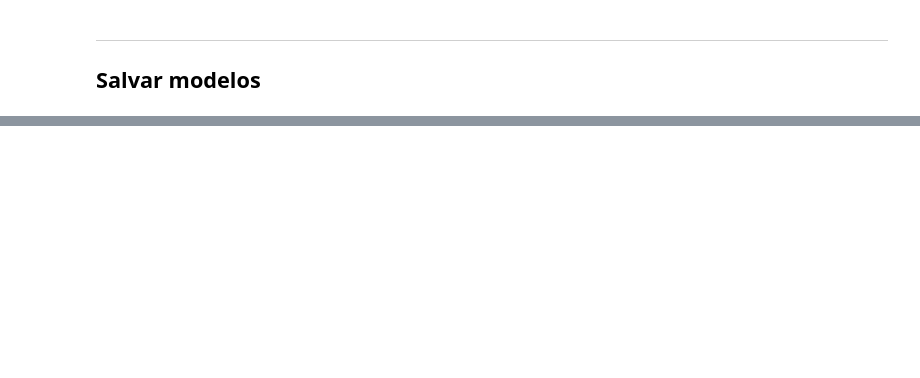
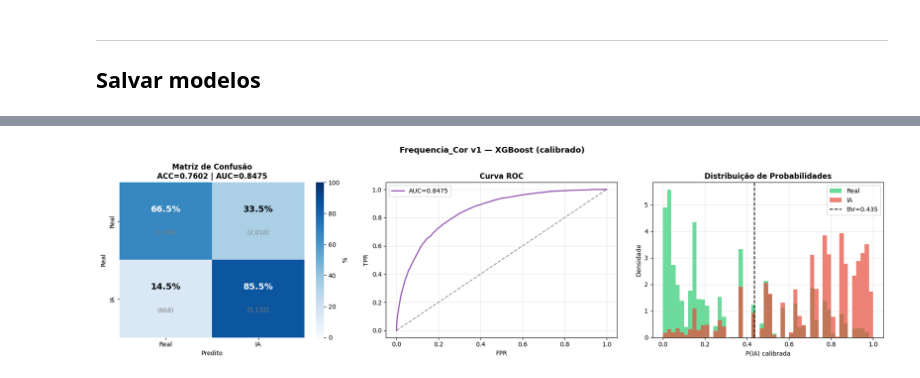
Before and after one commit to MLT22/Xiz9, a Jupyter notebook: modelos_treinamento/frequencia_cor/frequencia_cor_v1_treino.ipynb, the cells around one changed output, grey strips where cells are left out. Cells and saved outputs as stored; diff of their text form; code cells hidden in the pictures; blank space fills up the shorter version.

```diff
--- a/modelos_treinamento/frequencia_cor/frequencia_cor_v1_treino.ipynb
+++ b/modelos_treinamento/frequencia_cor/frequencia_cor_v1_treino.ipynb
@@ -487,0 +647,37 @@ salvos em C:\Users\user\Desktop\TCC\Xiz9\modelos\Frequencia_Cor
+# %%
+fig, axes = plt.subplots(1, 3, figsize=(18, 5))
+
+cm_pct = cm.astype(float) / cm.sum(axis=1, keepdims=True) * 100
+sns.heatmap(cm_pct, annot=False, cmap='Blues', ax=axes[0],
+            xticklabels=['Real', 'IA'], yticklabels=['Real', 'IA'],
+            vmin=0, vmax=100, cbar_kws={'label': '%'})
+for i in range(2):
+    for j in range(2):
+        cor = 'white' if cm_pct[i, j] > 50 else 'black'
+        axes[0].text(j+0.5, i+0.35, f'{cm_pct[i,j]:.1f}%',
+                     ha='center', va='center', fontsize=14, fontweight='bold', color=cor)
+        axes[0].text(j+0.5, i+0.65, f'({cm[i,j]:,})',
+                     ha='center', va='center', fontsize=10, color='gray')
+axes[0].set_title(f'Matriz de Confusão\nACC={acc:.4f} | AUC={auc:.4f}', fontweight='bold')
+axes[0].set_ylabel('Real'); axes[0].set_xlabel('Predito')
+
+fpr, tpr, _ = roc_curve(y_test, proba_test_cal)
+axes[1].plot(fpr, tpr, color='#9b59b6', linewidth=2, label=f'AUC={auc:.4f}')
+axes[1].plot([0,1],[0,1], 'k--', alpha=0.4)
+axes[1].set_xlabel('FPR'); axes[1].set_ylabel('TPR')
+axes[1].set_title('Curva ROC', fontweight='bold')
+axes[1].legend(); axes[1].grid(alpha=0.3)
+
+axes[2].hist(proba_test_cal[y_test==0], bins=50, alpha=0.7, color='#2ecc71', label='Real', density=True)
+axes[2].hist(proba_test_cal[y_test==1], bins=50, alpha=0.7, color='#e74c3c', label='IA',   density=True)
+axes[2].axvline(best_thr, color='black', linestyle='--', label=f'thr={best_thr:.3f}')
+axes[2].set_xlabel('P(IA) calibrada'); axes[2].set_ylabel('Densidade')
+axes[2].set_title('Distribuição de Probabilidades', fontweight='bold')
+axes[2].legend(); axes[2].grid(alpha=0.3)
+
+plt.suptitle(f'Frequencia_Cor v1 — {best_clf_nome} (calibrado)', fontsize=13, fontweight='bold')
+plt.tight_layout()
+plt.savefig(CACHE_DIR / 'relatorio_final.png', dpi=120, bbox_inches='tight')
+plt.show()
+# %% [output]
+[figure, added]
```
Also changed, not shown: parts of 14 cells of this notebook, 6 other files.
